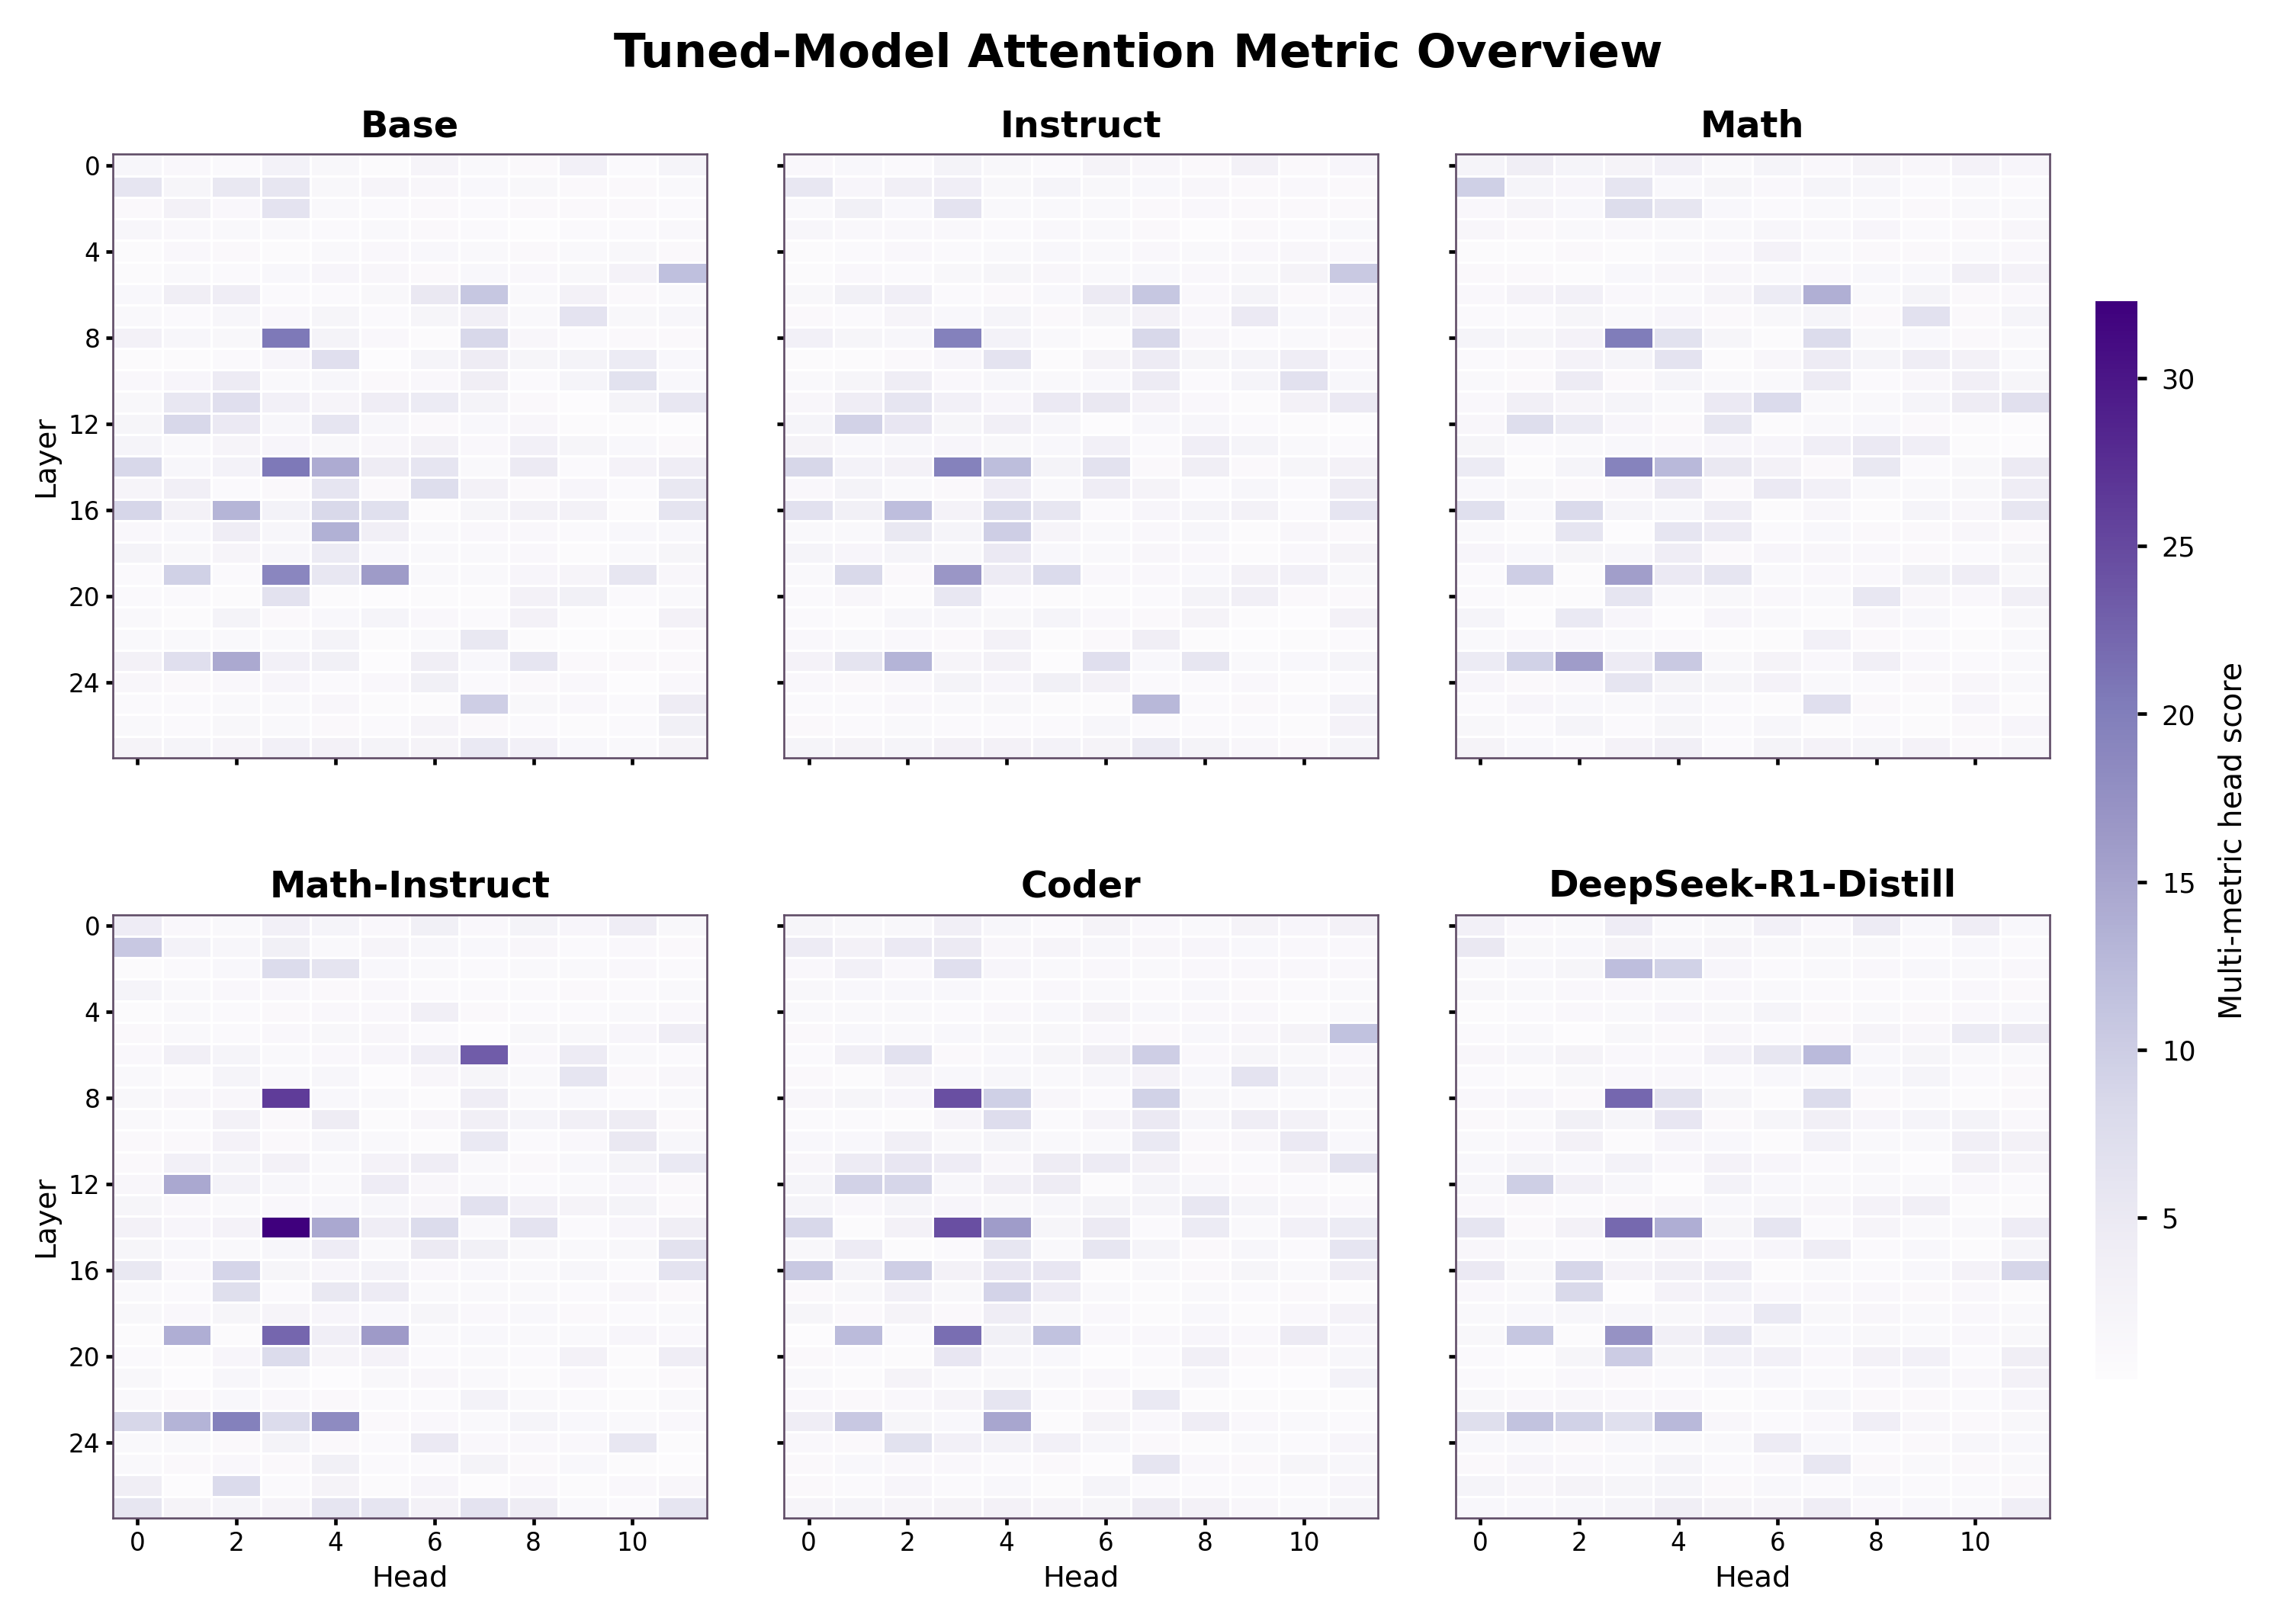
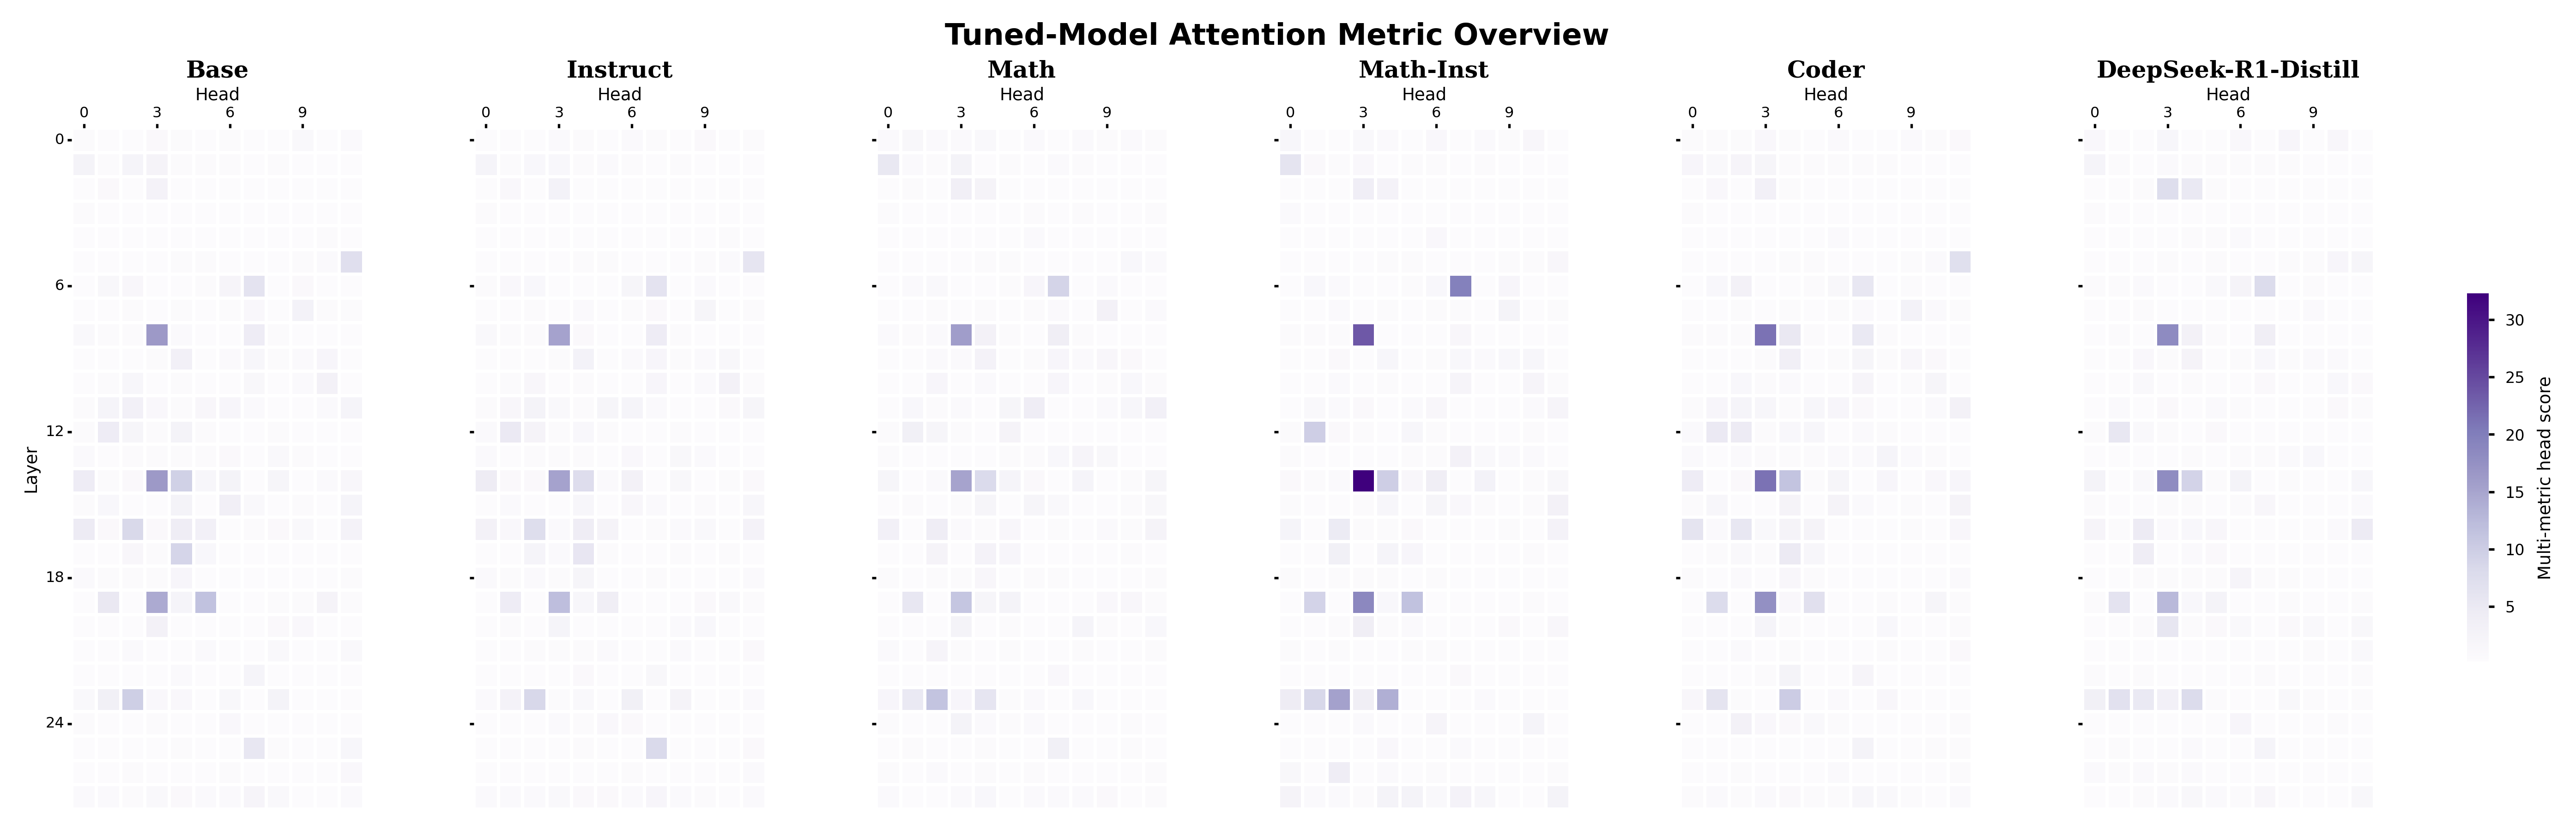
The change to this notebook cell's code, shown as a diff; its figure went from the first image to the second:
--- before
+++ after
@@ -4,5 +4,5 @@
         'Qwen2.5-1.5B-Instruct': 'Instruct',
         'Qwen2.5-1.5B-Math': 'Math',
-        'Qwen2.5-1.5B-Math-Instruct': 'Math-Instruct',
+        'Qwen2.5-1.5B-Math-Instruct': 'Math-Inst',
         'Qwen2.5-1.5B-Coder': 'Coder',
         'DeepSeek-R1-Distill-Qwen-1.5B': 'DeepSeek-R1-Distill',
@@ -27,70 +27,71 @@
 shared_vmax = max(float(np.nanmax(matrix)) for matrix in overview_matrices.values())
 
-ncols = 3
-nrows = int(np.ceil(len(ORDERED_LABELS) / ncols))
 fig, axes = plt.subplots(
-    nrows,
-    ncols,
-    figsize=(7.2, 5.1),
-    sharex=True,
-    sharey=True,
+    1,
+    len(ORDERED_LABELS),
+    figsize=(12.2, 4.15),
+    sharex=False,
+    sharey=False,
     constrained_layout=False,
 )
-axes = np.asarray(axes).reshape(nrows, ncols)
-last_mesh = None
+axes = np.asarray(axes).reshape(1, len(ORDERED_LABELS))
 for idx, model_label in enumerate(ORDERED_LABELS):
-    ax = axes[idx // ncols, idx % ncols]
+    ax = axes[0, idx]
     matrix = overview_matrices[model_label]
     num_layers, num_heads = matrix.shape
-    x_edges = np.arange(num_heads + 1)
-    y_edges = np.arange(num_layers + 1)
-    last_mesh = ax.pcolormesh(
-        x_edges,
-        y_edges,
+    ax, plotter = visualize_attention_matrix(
         matrix,
-        cmap='Purples',
+        x_labels=[str(head) for head in range(num_heads)],
+        y_labels=[str(layer) for layer in range(num_layers)],
+        title=short_overview_label(model_label),
+        xlabel='Head',
+        ylabel='Layer' if idx == 0 else '',
+        ax=ax,
+        top_n=0,
+        enlarged_size=1.0,
+        cmap=plt.get_cmap('Purples'),
+        length_threshold=max(num_layers, num_heads) + 1,
+        show_scores_in_enlarged_cells=False,
+        background_color=False,
+        cbar=False,
+        tight_layout=False,
         vmin=shared_vmin,
         vmax=shared_vmax,
-        shading='flat',
-        edgecolors='white',
-        linewidth=0.18,
-        rasterized=False,
     )
-    ax.set_title(short_overview_label(model_label), fontsize=8.2, fontweight='bold', pad=4)
-    ax.set_xlim(0, num_heads)
-    ax.set_ylim(num_layers, 0)
-    ax.set_aspect('auto')
-    ax.set_xticks(np.arange(0.5, num_heads, 2))
-    ax.set_xticklabels([str(head) for head in range(0, num_heads, 2)], fontsize=5.6)
-    y_ticks = np.arange(0, num_layers, 4)
-    ax.set_yticks(y_ticks + 0.5)
-    ax.set_yticklabels([str(layer) for layer in y_ticks], fontsize=5.6)
-    ax.tick_params(length=1.6, pad=1.2)
+    ax.set_title(short_overview_label(model_label), fontsize=7.6, fontweight='bold', pad=3)
+    ax.set_anchor('C')
+    x_ticks = np.arange(0, num_heads, 3)
+    x_positions = [plotter.col_positions[i] + (plotter.col_positions[i + 1] - plotter.col_positions[i]) / 2 for i in x_ticks]
+    ax.set_xticks(x_positions)
+    ax.set_xticklabels([str(head) for head in x_ticks], fontsize=4.8, rotation=0)
+    y_ticks = np.arange(0, num_layers, 6)
+    y_positions = [plotter.row_positions[i] + (plotter.row_positions[i + 1] - plotter.row_positions[i]) / 2 for i in y_ticks]
+    ax.set_yticks(y_positions)
+    if idx == 0:
+        ax.set_yticklabels([str(layer) for layer in y_ticks], fontsize=4.8)
+        ax.set_ylabel('Layer', fontsize=5.6, labelpad=2)
+    else:
+        ax.tick_params(labelleft=False)
+        ax.set_ylabel('')
+    ax.set_xlabel('Head', fontsize=5.6, labelpad=2)
+    ax.tick_params(length=1.4, pad=1.0)
     for spine in ax.spines.values():
-        spine.set_linewidth(0.45)
+        spine.set_linewidth(0.4)
         spine.set_color('#5f4b66')
 
-for empty_idx in range(len(ORDERED_LABELS), nrows * ncols):
-    axes[empty_idx // ncols, empty_idx % ncols].axis('off')
-
-for ax in axes[-1, :]:
-    if ax.has_data():
-        ax.set_xlabel('Head', fontsize=6.6, labelpad=2)
-for ax in axes[:, 0]:
-    if ax.has_data():
-        ax.set_ylabel('Layer', fontsize=6.6, labelpad=2)
-
-fig.suptitle('Tuned-Model Attention Metric Overview', fontsize=10.5, fontweight='bold', y=0.985)
-fig.subplots_adjust(left=0.055, right=0.895, top=0.91, bottom=0.075, wspace=0.13, hspace=0.26)
-cbar_ax = fig.add_axes([0.915, 0.16, 0.018, 0.66])
-cbar = fig.colorbar(last_mesh, cax=cbar_ax)
+fig.suptitle('Tuned-Model Attention Metric Overview', fontsize=9.6, fontweight='bold', y=0.975)
+fig.subplots_adjust(left=0.035, right=0.925, top=0.86, bottom=0.12, wspace=0.015)
+cbar_ax = fig.add_axes([0.94, 0.28, 0.008, 0.40])
+sm = plt.cm.ScalarMappable(cmap=plt.get_cmap('Purples'), norm=plt.Normalize(vmin=shared_vmin, vmax=shared_vmax))
+sm.set_array([])
+cbar = fig.colorbar(sm, cax=cbar_ax)
 cbar.outline.set_visible(False)
-cbar.ax.tick_params(labelsize=6, length=2)
-cbar.set_label('Multi-metric head score', fontsize=6.8, rotation=90, labelpad=5)
+cbar.ax.tick_params(labelsize=5, length=1.8)
+cbar.set_label('Multi-metric head score', fontsize=5.6, rotation=90, labelpad=4)
 
 overview_grid_path = USECASE_OUTPUT_DIR / 'tuned_model_attention_overview_grid.png'
 overview_grid_pdf_path = PDF_OUTPUT_DIR / 'tuned_model_attention_overview_grid.pdf'
-fig.savefig(overview_grid_path, dpi=420, bbox_inches='tight')
+fig.savefig(overview_grid_path, dpi=480, bbox_inches='tight')
 fig.savefig(overview_grid_pdf_path, bbox_inches='tight')
 plt.close(fig)
-display(Image(filename=str(overview_grid_path), width=1050))
+display(Image(filename=str(overview_grid_path), width=1900))

Commit: Render overview panels with attention matrix helper